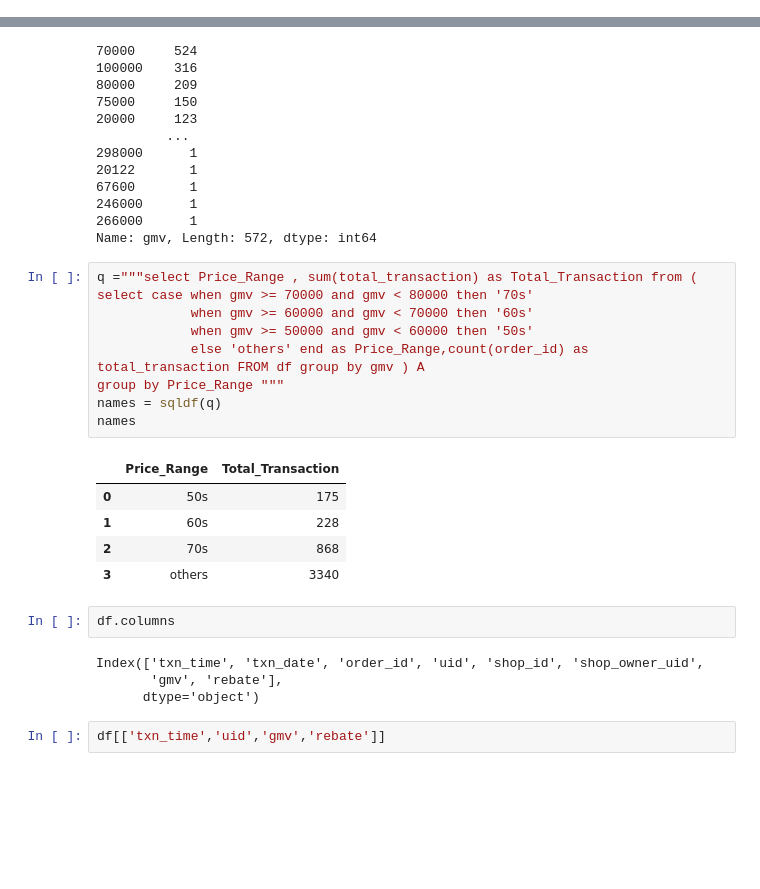
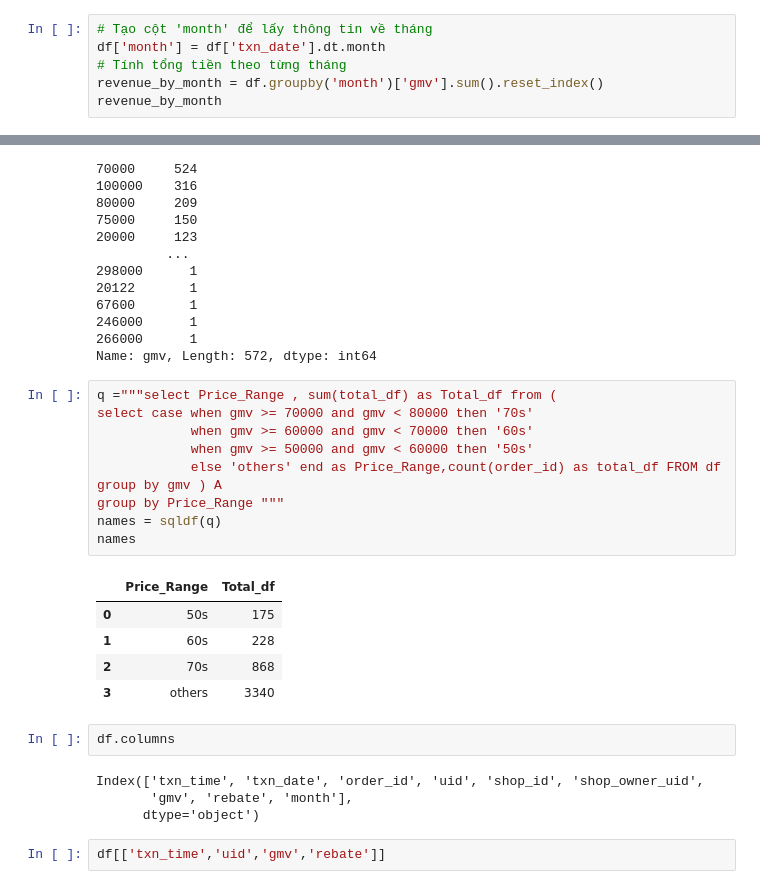
Before and after one commit to DONG2209/Shoppe_sale, a Jupyter notebook: shoppe.ipynb, the cells around one changed output, grey strips where cells are left out. Saved outputs shown, nothing was run; the diff lists cells and outputs as text; blank space fills up the shorter version.

```diff
--- a/shoppe.ipynb
+++ b/shoppe.ipynb
@@ -48,0 +61,6 @@ df['shop_owner_uid'] = df['shop_owner_uid'].astype(str)
+# %%
+# Tạo cột 'month' để lấy thông tin về tháng
+df['month'] = df['txn_date'].dt.month
+# Tính tổng tiền theo từng tháng
+revenue_by_month = df.groupby('month')['gmv'].sum().reset_index()
+revenue_by_month
@@ -91,16 +113,16 @@ df['gmv'].value_counts()
 266000      1
 Name: gmv, Length: 572, dtype: int64
 # %%
-q ="""select Price_Range , sum(total_transaction) as Total_Transaction from (
+q ="""select Price_Range , sum(total_df) as Total_df from (
 select case when gmv >= 70000 and gmv < 80000 then '70s'
             when gmv >= 60000 and gmv < 70000 then '60s'
             when gmv >= 50000 and gmv < 60000 then '50s'
-            else 'others' end as Price_Range,count(order_id) as total_transaction FROM df group by gmv ) A
+            else 'others' end as Price_Range,count(order_id) as total_df FROM df group by gmv ) A
 group by Price_Range """
 names = sqldf(q)
 names
 # %% [output]
-|  | Price_Range | Total_Transaction |
+|  | Price_Range | Total_df |
 | 0 | 50s | 175 |
 | 1 | 60s | 228 |
 | 2 | 70s | 868 |
@@ -109,7 +131,7 @@ names
 df.columns
 # %% [output]
 Index(['txn_time', 'txn_date', 'order_id', 'uid', 'shop_id', 'shop_owner_uid',
-       'gmv', 'rebate'],
+       'gmv', 'rebate', 'month'],
       dtype='object')
 # %%
 df[['txn_time','uid','gmv','rebate']]
```
Also changed, not shown: parts of 11 cells of this notebook.
